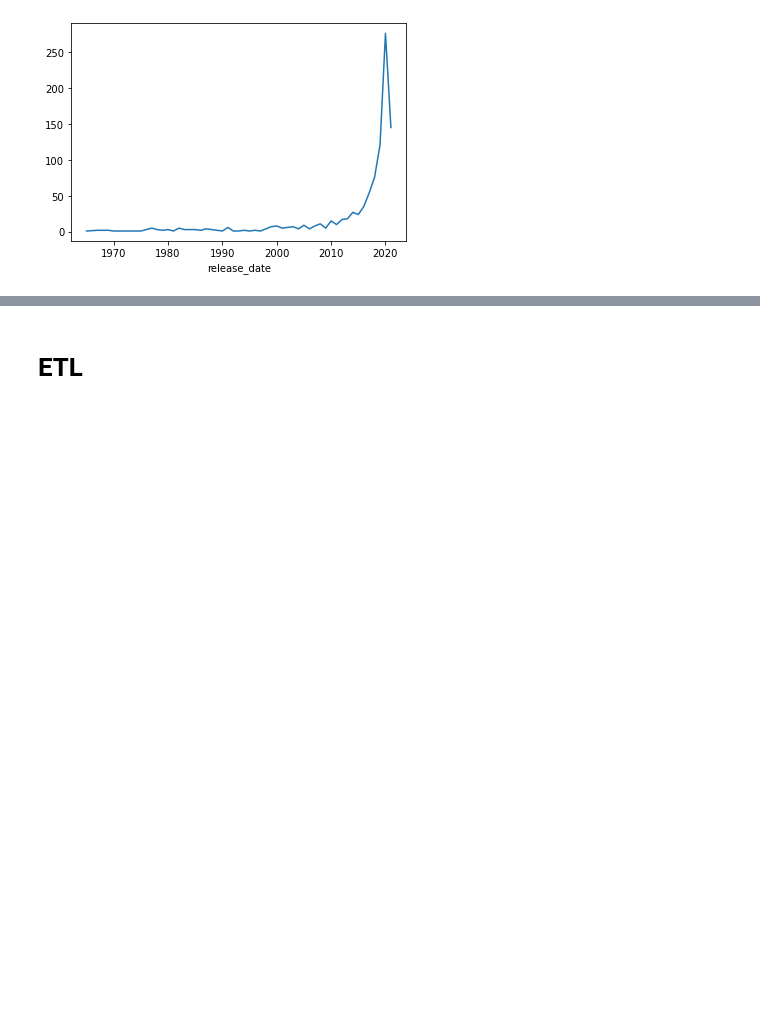
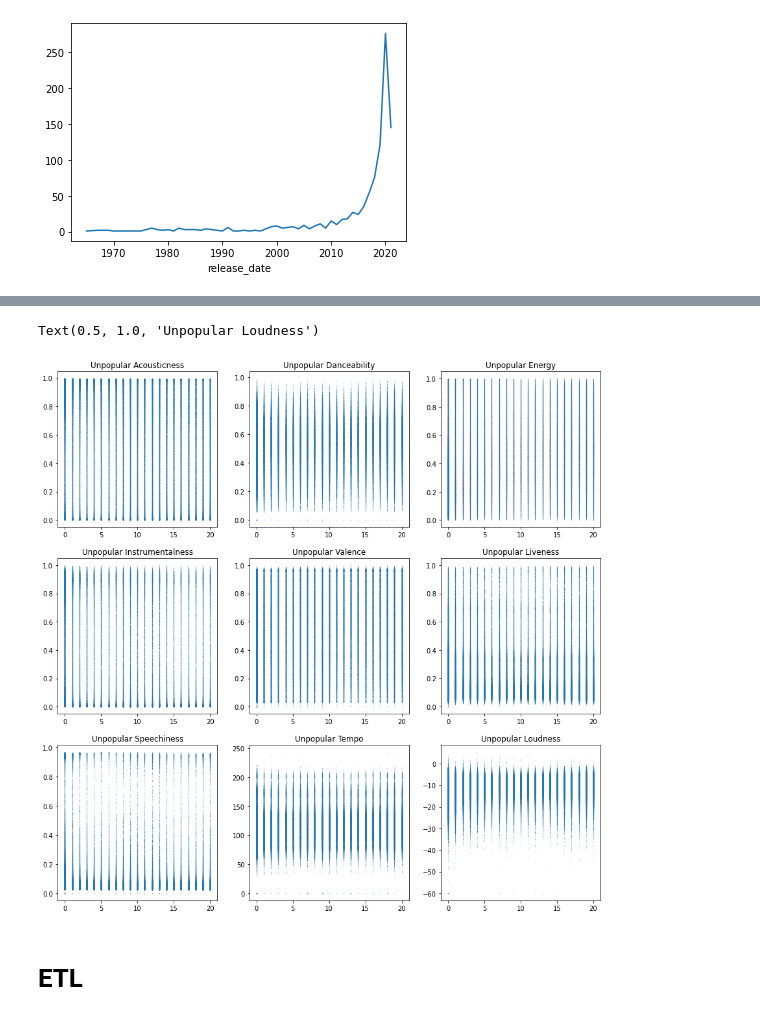
Before and after one commit to halmasieh/Spotify_Analysis, a Jupyter notebook: tracks_eda_etl.ipynb, the cells around one changed output, grey strips where cells are left out. Cells and saved outputs as stored; diff of their text form; code cells hidden in the pictures; blank space fills up the shorter version.

```diff
--- a/tracks_eda_etl.ipynb
+++ b/tracks_eda_etl.ipynb
@@ -147,3 +165,29 @@ OverflowError: Exceeded cell block limit (set 'agg.path.chunksize' rcparam)
+# %%
+x = unpopular_tracks_df.popularity
+
+fig, ((ax1, ax2, ax3), (ax4, ax5, ax6), (ax7, ax8, ax9)) = plt.subplots(3,3, figsize=(15, 15))
+ax1.scatter(x, unpopular_tracks_df['acousticness'], s=0.01)
+ax2.scatter(x, unpopular_tracks_df['danceability'], s=0.01)
+ax3.scatter(x, unpopular_tracks_df['energy'], s=0.001)
+ax4.scatter(x, unpopular_tracks_df['instrumentalness'], s=0.01)
+ax5.scatter(x, unpopular_tracks_df['valence'], s=0.01)
+ax6.scatter(x, unpopular_tracks_df['liveness'], s=0.01)
+ax7.scatter(x, unpopular_tracks_df['speechiness'], s=0.01)
+ax8.scatter(x, unpopular_tracks_df['tempo'], s=0.01)
+ax9.scatter(x, unpopular_tracks_df['loudness'], s=0.01)
+
+ax1.set_title('Unpopular Acousticness')
+ax2.set_title('Unpopular Danceability')
+ax3.set_title('Unpopular Energy')
+ax4.set_title('Unpopular Instrumentalness')
+ax5.set_title('Unpopular Valence')
+ax6.set_title('Unpopular Liveness')
+ax7.set_title('Unpopular Speechiness')
+ax8.set_title('Unpopular Tempo')
+ax9.set_title('Unpopular Loudness')
+# %% [output]
+Text(0.5, 1.0, 'Unpopular Loudness')
+[figure, added]
 # %% [markdown]
 # ETL
 # %%
```
Also changed, not shown: parts of 8 cells of this notebook.
